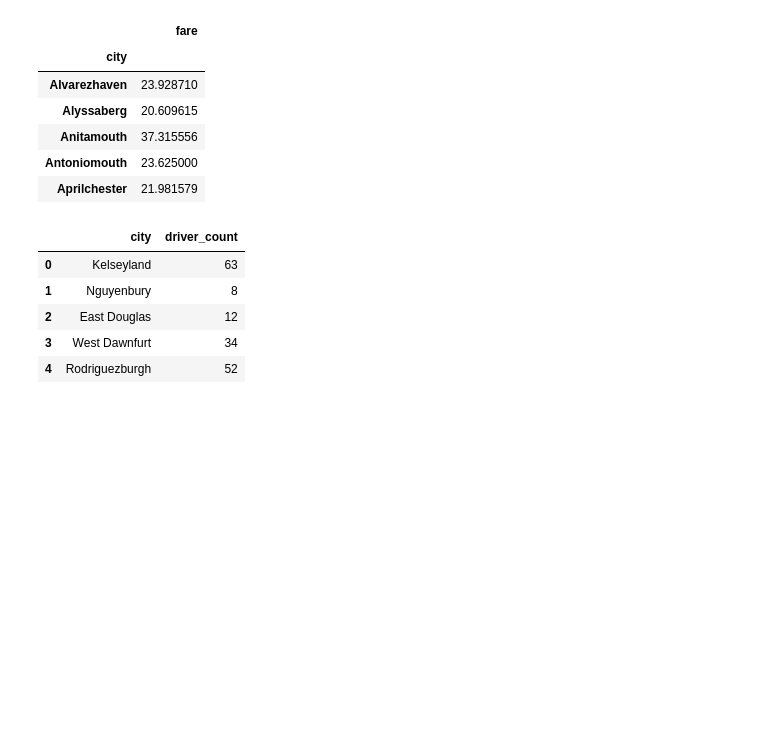
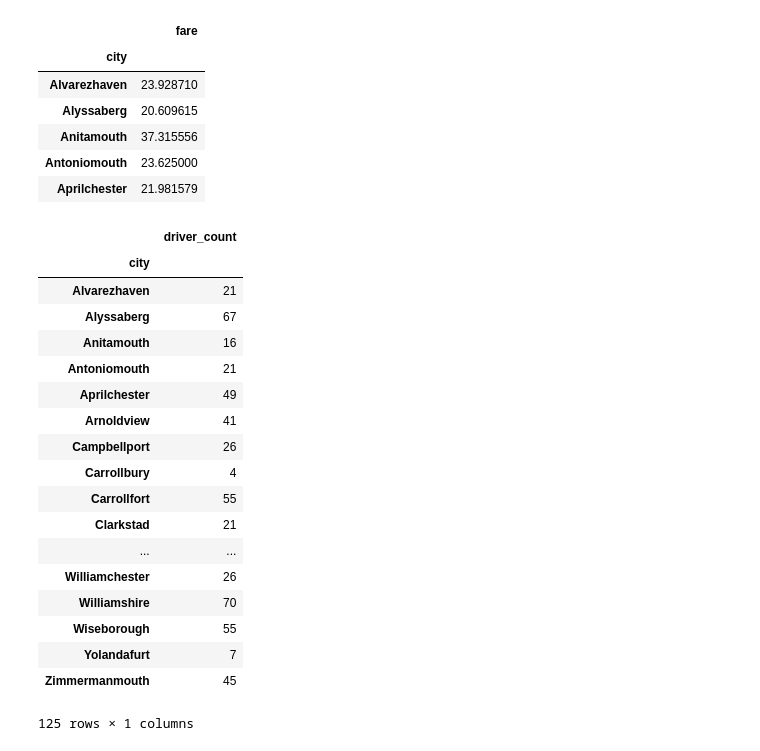
Before and after one commit to wendywalsh/Matplotlib_viz, a Jupyter notebook: Instructions/Pyber/Pyber_Walsh.ipynb, the cells around one changed output. Cells and saved outputs as stored; diff of their text form; code cells hidden in the pictures; blank space fills up the shorter version.

```diff
--- a/Instructions/Pyber/Pyber_Walsh.ipynb
+++ b/Instructions/Pyber/Pyber_Walsh.ipynb
@@ -72,14 +84,29 @@ fare_per_city
 | Aprilchester | 21.981579 |
 # %%
 # size of bubble = total number of drivers per city
-size = city_raw_df[["city","driver_count"]].head()
-size
+#size = city_raw_df[["city","driver_count"]]
+#size
+
+city_raw_df.groupby("city")[["driver_count"]].mean()
 # %% [output]
-|  | city | driver_count |
-| 0 | Kelseyland | 63 |
-| 1 | Nguyenbury | 8 |
-| 2 | East Douglas | 12 |
-| 3 | West Dawnfurt | 34 |
-| 4 | Rodriguezburgh | 52 |
+|  | driver_count |
+| city |  |
+| Alvarezhaven | 21 |
+| Alyssaberg | 67 |
+| Anitamouth | 16 |
+| Antoniomouth | 21 |
+| Aprilchester | 49 |
+| Arnoldview | 41 |
+| Campbellport | 26 |
+| Carrollbury | 4 |
+| Carrollfort | 55 |
+| Clarkstad | 21 |
+| ... | ... |
+| Williamchester | 26 |
+| Williamshire | 70 |
+| Wiseborough | 55 |
+| Yolandafurt | 7 |
+| Zimmermanmouth | 45 |
+125 rows × 1 columns
 # %%
 #color of bubble = type of city
```
Also changed, not shown: parts of 9 cells of this notebook, 6 other files.
